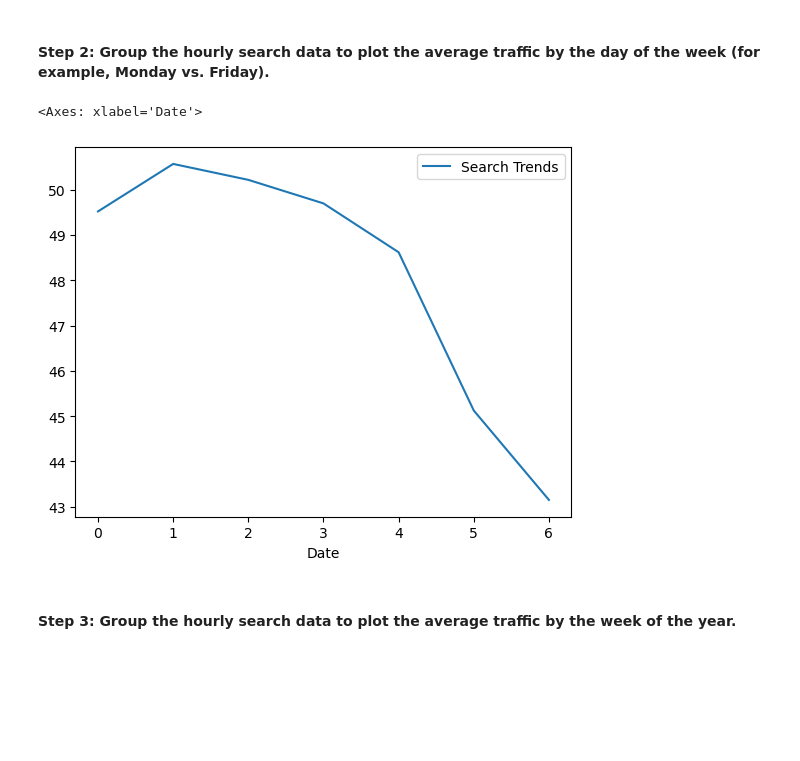
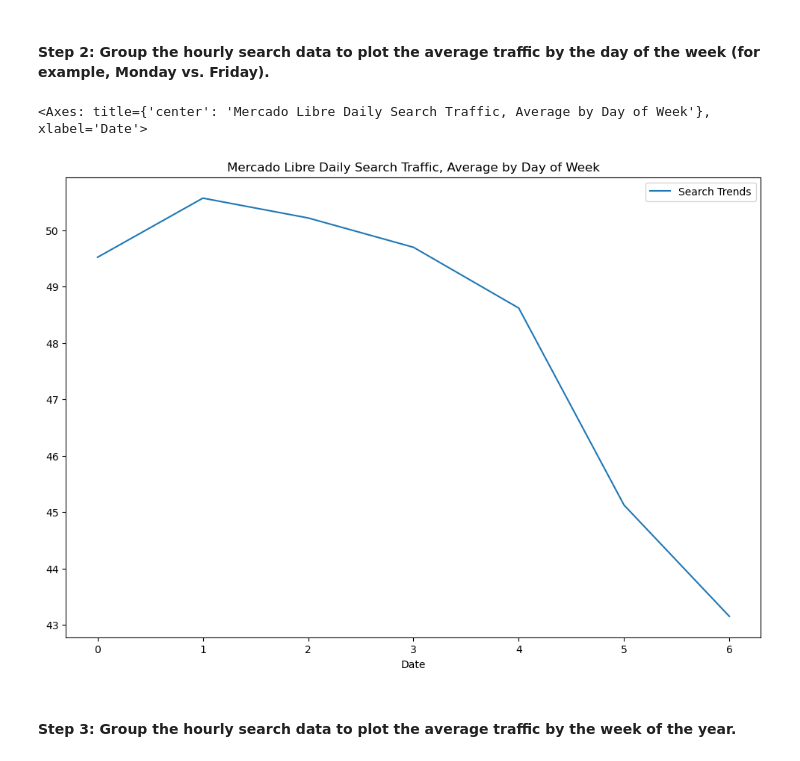
Before and after one commit to sen-gthb/prophet-challenge, a Jupyter notebook: M8_Starter_Code/forecasting_net_prophet.ipynb, the cells around one changed output. Cells and saved outputs as stored; diff of their text form; code cells hidden in the pictures; blank space fills up the shorter version.

```diff
--- a/M8_Starter_Code/forecasting_net_prophet.ipynb
+++ b/M8_Starter_Code/forecasting_net_prophet.ipynb
@@ -159,9 +168,12 @@ To that end, you want to mine the search traffic data for predictable seasonal p
 #### Step 2: Group the hourly search data to plot the average traffic by the day of the week (for example, Monday vs. Friday).
 # %%
 # Group the hourly search data to plot the average traffic by the day of week
+df_mercado_trends_daily = df_mercado_trends.groupby(df_mercado_trends.index.dayofweek).mean()
+
+df_mercado_trends_daily.plot(figsize=(12, 8), title='Mercado Libre Daily Search Traffic, Average by Day of Week')
 # %% [output]
-<Axes: xlabel='Date'>
+<Axes: title={'center': 'Mercado Libre Daily Search Traffic, Average by Day of Week'}, xlabel='Date'>
-[figure, old version]
+[figure, new version]
 # %% [markdown]
 #### Step 3: Group the hourly search data to plot the average traffic by the week of the year.
 # %%
```
Also changed, not shown: parts of 5 cells of this notebook.
